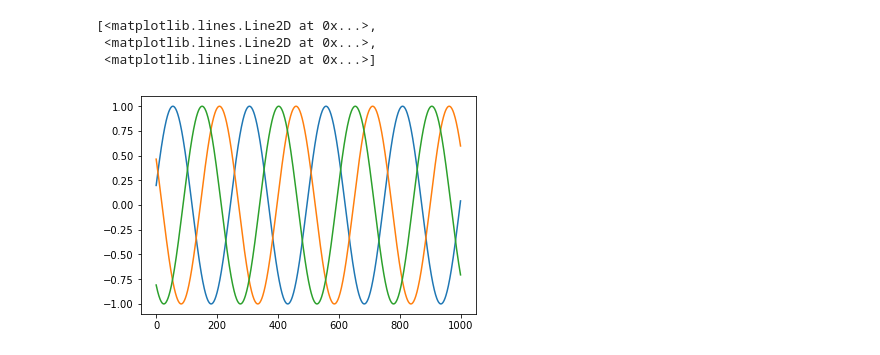
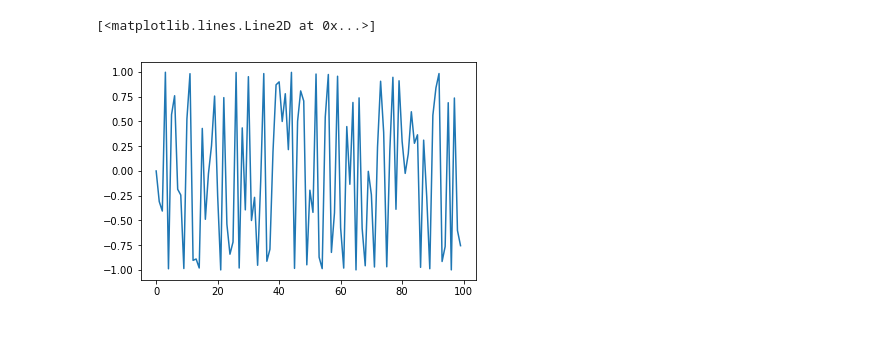
Before and after one commit to yuqirose/TensorRNN, a Jupyter notebook: experiments/test_rnn.ipynb, the cells around one changed output. Drawn from its saved outputs; the diff is of its cells as text; code cells hidden in the pictures.

```diff
--- a/experiments/test_rnn.ipynb
+++ b/experiments/test_rnn.ipynb
@@ -4,24 +4,23 @@ import math
 import numpy as np
 import matplotlib.pyplot as plt
 
-n_range = 40
-n_times = 1000
-n_dims = 3
-np.random.seed(2)
-x = np.empty((n_dims, n_times), 'int64')
-start = np.random.randint(-4*n_range, 4*n_range, n_dims).reshape(n_dims, 1)
+# n_range = 40
+# n_times = 1000
+# n_dims = 3
+# np.random.seed(2)
+# x = np.empty((n_dims, n_times), 'int64')
+# start = np.random.randint(-4*n_range, 4*n_range, n_dims).reshape(n_dims, 1)
 
-x[:] = start + np.array(range(n_times))
-data = np.sin(x / 1.0 / n_range).astype('float64').T
-np.save('./data.npy', data)
+# x[:] = start + np.array(range(n_times))
+# data = np.sin(x / 1.0 / n_range).astype('float64').T
+# np.save('./data.npy', data)
+data =np.load('./data.npy')
 # %%
 %matplotlib inline
-plt.plot(data)
+plt.plot(data[:100])
 # %% [output]
-[<matplotlib.lines.Line2D at 0x...>,
- <matplotlib.lines.Line2D at 0x...>,
- <matplotlib.lines.Line2D at 0x...>]
+[<matplotlib.lines.Line2D at 0x...>]
-[figure, old version]
+[figure, new version]
 # %%
 # %load train.py
 """ Recurrent Neural Network Time Series.
```
Also changed, not shown: parts of 4 cells of this notebook, 7 other files.
